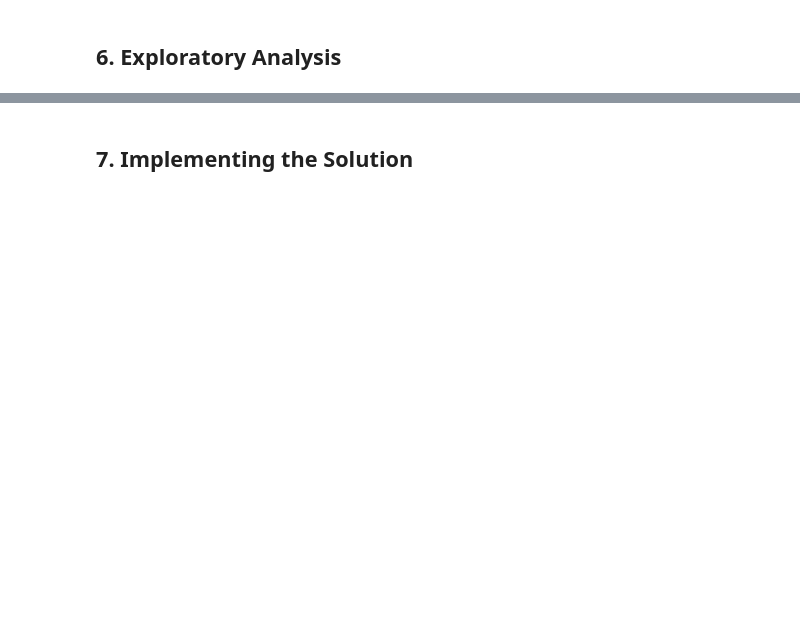
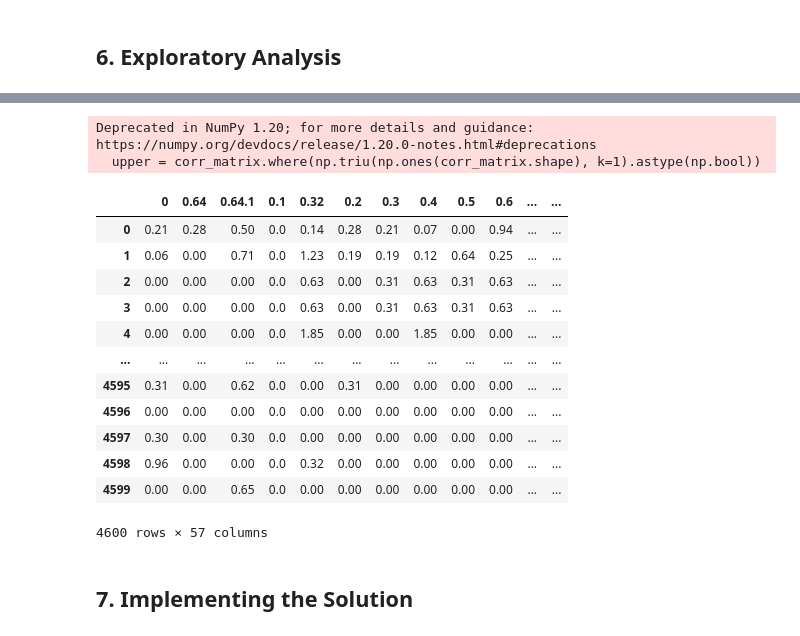
Before and after one commit to whiteroserobot/K-Nearest-Neighbours-KNN--and-naive-bayes--Exploratory-Data-Analysis, a Jupyter notebook: Naive_Bayes_Classifier_Exploratory_Data_Analysis.ipynb, the cells around one changed output, grey strips where cells are left out. Drawn from its saved outputs; the diff is of its cells as text; code cells hidden in the pictures; blank space fills up the shorter version.

```diff
--- a/Naive_Bayes_Classifier_Exploratory_Data_Analysis.ipynb
+++ b/Naive_Bayes_Classifier_Exploratory_Data_Analysis.ipynb
@@ -73,3 +245,32 @@ An example would be suppose that you're working with a dataset on the population
+# %%
+# Create correlation matrix
+corr_matrix = df.corr().abs()
+
+# Select upper triangle of correlation matrix
+upper = corr_matrix.where(np.triu(np.ones(corr_matrix.shape), k=1).astype(np.bool))
+
+# Find index of feature columns with correlation greater than 0.95
+to_drop = [column for column in upper.columns if any(upper[column] > 0.95)]
+# %% [output]
+Deprecated in NumPy 1.20; for more details and guidance: https://numpy.org/devdocs/release/1.20.0-notes.html#deprecations
+  upper = corr_matrix.where(np.triu(np.ones(corr_matrix.shape), k=1).astype(np.bool))
+# %%
+# Drop features
+df.drop(df[to_drop], axis=1)
+# %% [output]
+|  | 0 | 0.64 | 0.64.1 | 0.1 | 0.32 | 0.2 | 0.3 | 0.4 | 0.5 | 0.6 | ... | ... |
+| 0 | 0.21 | 0.28 | 0.50 | 0.0 | 0.14 | 0.28 | 0.21 | 0.07 | 0.00 | 0.94 | ... | ... |
+| 1 | 0.06 | 0.00 | 0.71 | 0.0 | 1.23 | 0.19 | 0.19 | 0.12 | 0.64 | 0.25 | ... | ... |
+| 2 | 0.00 | 0.00 | 0.00 | 0.0 | 0.63 | 0.00 | 0.31 | 0.63 | 0.31 | 0.63 | ... | ... |
+| 3 | 0.00 | 0.00 | 0.00 | 0.0 | 0.63 | 0.00 | 0.31 | 0.63 | 0.31 | 0.63 | ... | ... |
+| 4 | 0.00 | 0.00 | 0.00 | 0.0 | 1.85 | 0.00 | 0.00 | 1.85 | 0.00 | 0.00 | ... | ... |
+| ... | ... | ... | ... | ... | ... | ... | ... | ... | ... | ... | ... | ... |
+| 4595 | 0.31 | 0.00 | 0.62 | 0.0 | 0.00 | 0.31 | 0.00 | 0.00 | 0.00 | 0.00 | ... | ... |
+| 4596 | 0.00 | 0.00 | 0.00 | 0.0 | 0.00 | 0.00 | 0.00 | 0.00 | 0.00 | 0.00 | ... | ... |
+| 4597 | 0.30 | 0.00 | 0.30 | 0.0 | 0.00 | 0.00 | 0.00 | 0.00 | 0.00 | 0.00 | ... | ... |
+| 4598 | 0.96 | 0.00 | 0.00 | 0.0 | 0.32 | 0.00 | 0.00 | 0.00 | 0.00 | 0.00 | ... | ... |
+| 4599 | 0.00 | 0.00 | 0.65 | 0.0 | 0.00 | 0.00 | 0.00 | 0.00 | 0.00 | 0.00 | ... | ... |
+4600 rows × 57 columns
 # %%
 # Data Reduction
 #
```
Also changed, not shown: parts of 34 cells of this notebook.
